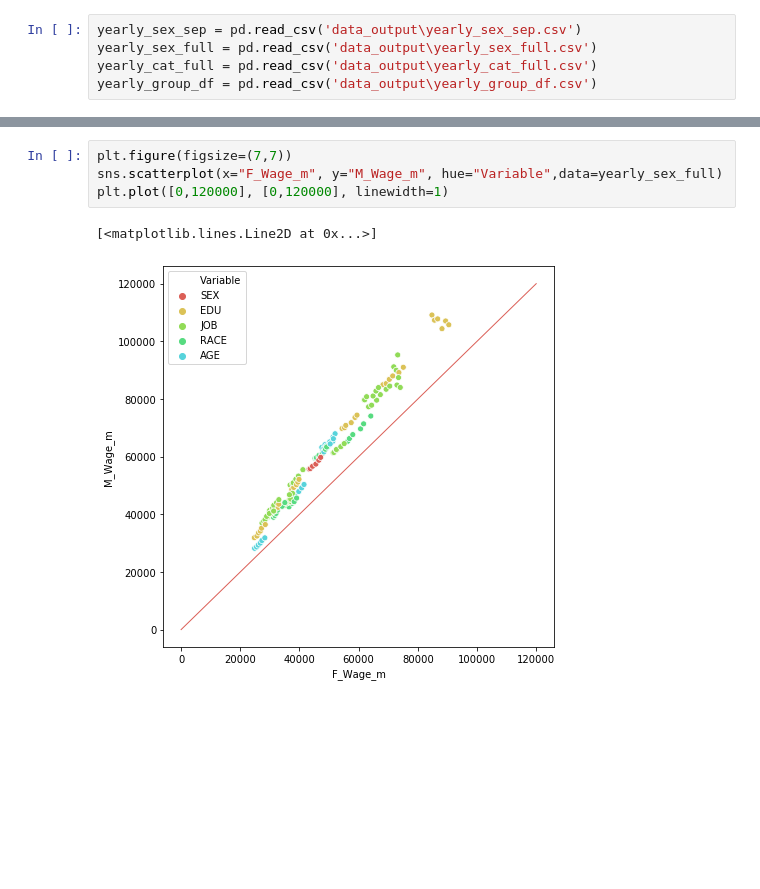
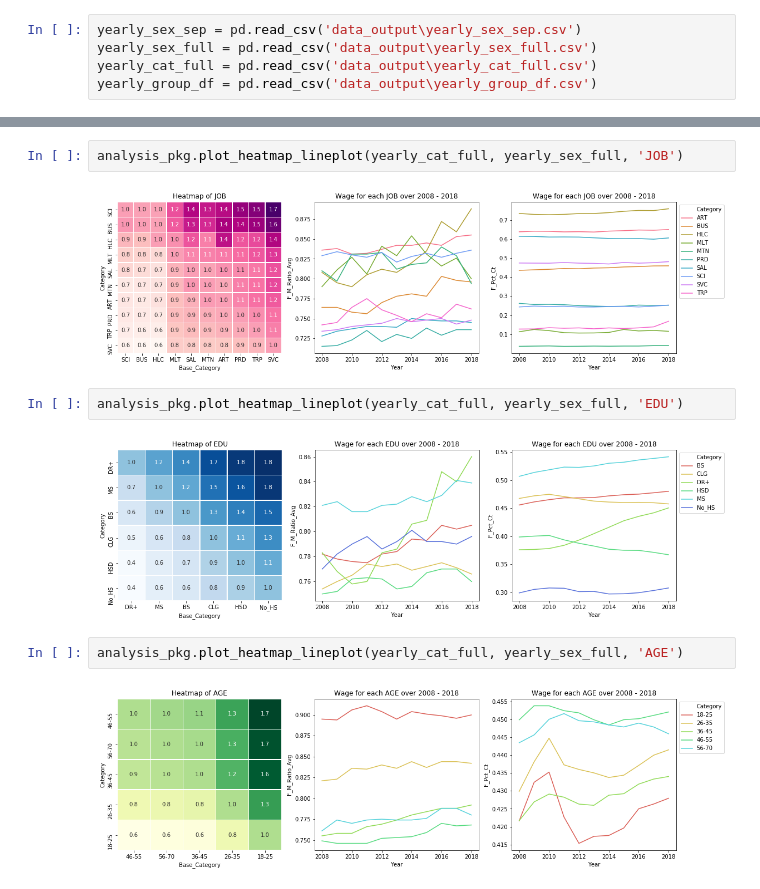
Before and after one commit to AlbeChen/Census_Wage_Analysis, a Jupyter notebook: Notebook_ACS_Wage_Final_Analysis.ipynb, the cells around one changed output, grey strips where cells are left out. Drawn from its saved outputs; the diff is of its cells as text; blank space fills up the shorter version.

Commit message:
feat: subplots visualization analysis

```diff
--- a/Notebook_ACS_Wage_Final_Analysis.ipynb
+++ b/Notebook_ACS_Wage_Final_Analysis.ipynb
@@ -91,7 +58,12 @@ plt.plot([0,120000], [0,120000], linewidth=1)
-# %%
-plt.figure(figsize=(7,7))
-sns.scatterplot(x="F_Wage_m", y="M_Wage_m", hue="Variable",data=yearly_sex_full)
-plt.plot([0,120000], [0,120000], linewidth=1)
-# %% [output]
-[<matplotlib.lines.Line2D at 0x...>]
-[figure, removed]
+# %%
+analysis_pkg.plot_heatmap_lineplot(yearly_cat_full, yearly_sex_full, 'JOB')
+# %% [output]
+[figure, added]
+# %%
+analysis_pkg.plot_heatmap_lineplot(yearly_cat_full, yearly_sex_full, 'EDU')
+# %% [output]
+[figure, added]
+# %%
+analysis_pkg.plot_heatmap_lineplot(yearly_cat_full, yearly_sex_full, 'AGE')
+# %% [output]
+[figure, added]
```
Also changed, not shown: parts of 18 cells of this notebook, 5 other files.
